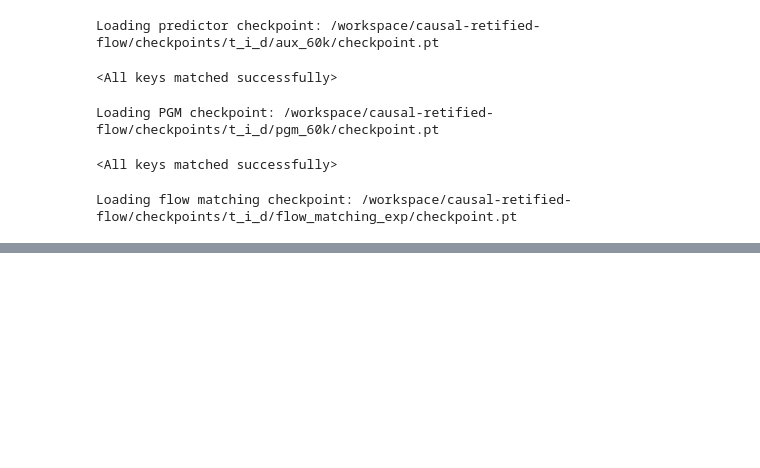
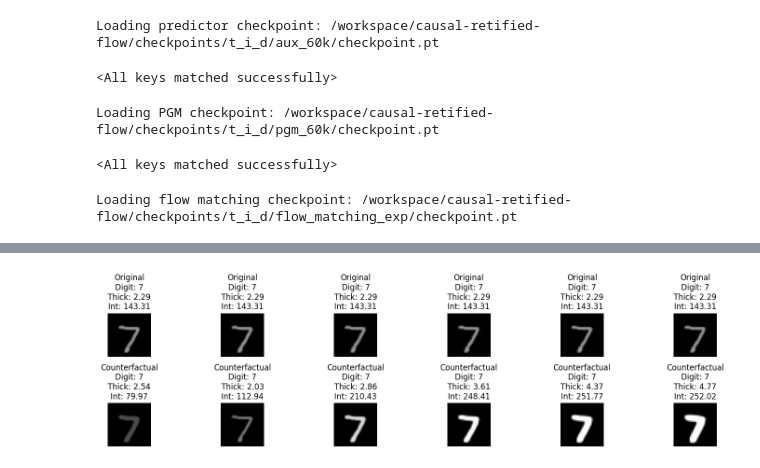
Before and after one commit to GeorgeT27/causal-retified-flow, a Jupyter notebook: src/notebook/counterfactual.ipynb, the cells around one changed output, grey strips where cells are left out. Drawn from its saved outputs; the diff is of its cells as text; code cells hidden in the pictures; blank space fills up the shorter version.

```diff
--- a/src/notebook/counterfactual.ipynb
+++ b/src/notebook/counterfactual.ipynb
@@ -512 +319,73 @@ max: 254.90317, min: 66.601204
 [figure]
+# %%
+def test_cf_visualization_intensity_single_num(fm, pgm, predictor, dataloaders, num_samples=6):
+    """
+    Generate and visualize counterfactuals for a small test batch with specific intensity interventions.
+    """
+    fm.eval()
+    pgm.eval()
+    predictor.eval()
+
+    # Get a small batch from test set
+    test_batch = next(iter(dataloaders['test']))
+    test_batch = {k: v[:1].repeat(num_samples,*([1]*(v.dim()-1))) for k, v in test_batch.items()}  # Take only num_samples
+    batch = preprocess(test_batch)
+
+    # Original data
+    original_x = batch['x']
+    original_pa = {k: v for k, v in batch.items() if k != 'x'}
+    original_preds = predictor.predict(x=original_x, **original_pa)
+
+    # Prepare intensity intervention (normalize to [-1, 1])
+    do={}
+    minmax=dataloaders['train'].dataset.min_max['intensity']
+    thickness_min,thickness_max = minmax[0], minmax[1]
+     # Create gradual thickness values from low to high in raw scale
+    raw_thickness_values = torch.linspace(thickness_min, thickness_max, num_samples,device=fm_args.device)
+
+    # Normalize to [-1, 1] range (same as preprocess function)
+    normalized_thickness = 2 * (raw_thickness_values - thickness_min) / (thickness_max - thickness_min) - 1
+
+    do = {'thickness': normalized_thickness.unsqueeze(1)}  # Add feature dimension
+
+    # Generate counterfactuals
+    cf_pa = pgm.counterfactual(obs=original_pa, intervention=do, num_particles=1)
+
+    # Convert to concatenated format for flow model
+    _pa = fm_preprocess(original_pa, input_res=fm_args.input_res)
+    _cf_pa = fm_preprocess(cf_pa, input_res=fm_args.input_res)
+
+    # abduct exogenous noise u - use concatenated format
+    u = fm.abduct(original_x, parents=_pa, args=fm_args)
+    cf_x = fm.sample_with_cf(rf=RectifiedFlow(), x_0=u, args=fm_args, cf_parents=_cf_pa)
+    cf_x = torch.clamp(cf_x, min=-1, max=1)
+
+    # Predict counterfactual labels
+    cf_preds = predictor.predict(x=cf_x, **cf_pa)
+
+    # Convert to display format (0-255)
+    orig_display = ((original_x + 1) * 127.5).cpu()
+    cf_display = ((cf_x + 1) * 127.5).cpu()
+
+    # Denormalize labels for display
+    def denormalize_labels(labels, dataloaders):
+        denorm = {}
+        for k, v in labels.items():
+            if k in ['thickness', 'intensity']:
+                min_max = dataloaders['train'].dataset.min_max[k]
+                _min, _max = min_max[0], min_max[1]
+                denorm[k] = ((v + 1) / 2) * (_max - _min) + _min
+            else:
+                denorm[k] = v
+        return denorm
+
+    orig_labels_denorm = denormalize_labels(original_preds, dataloaders)
+    cf_labels_denorm = denormalize_labels(cf_preds, dataloaders)
+
+    # Visualize
+    visualize_counterfactuals(orig_display, cf_display, orig_labels_denorm, cf_labels_denorm, num_samples)
+
+    return orig_display, cf_display, orig_labels_denorm, cf_labels_denorm
+_=test_cf_visualization_intensity_single_num(fm, pgm, predictor, dataloaders, num_samples=6)
+# %% [output]
+[figure, added]
```
Also changed, not shown: parts of 14 cells of this notebook, 3 other files.
